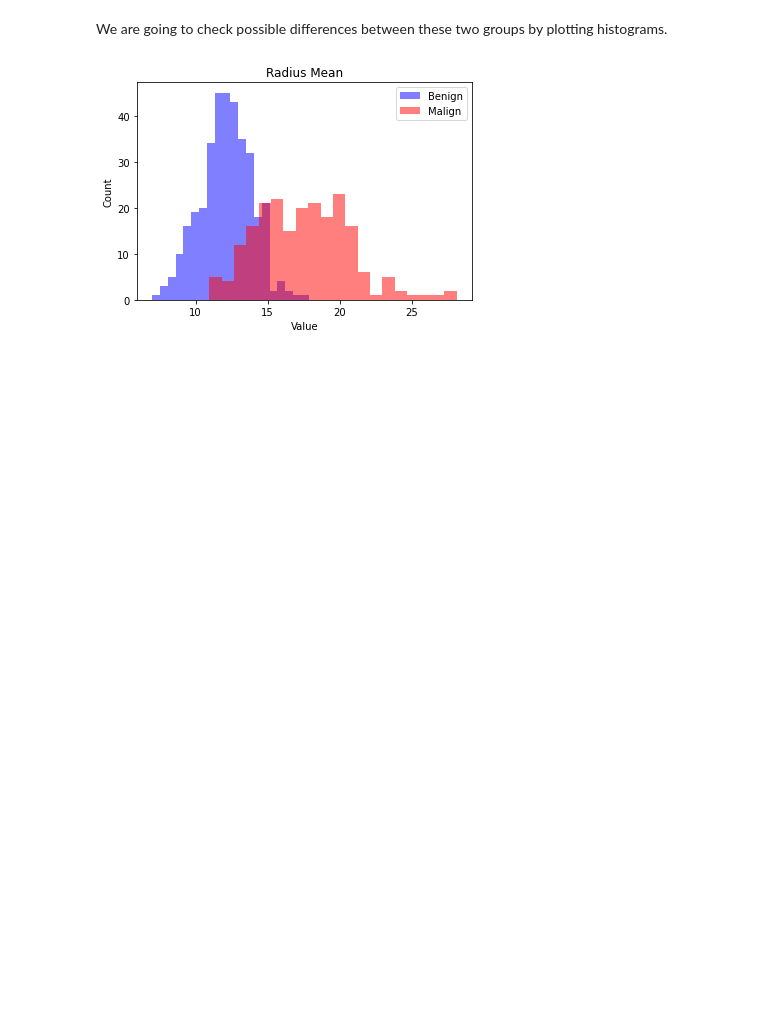
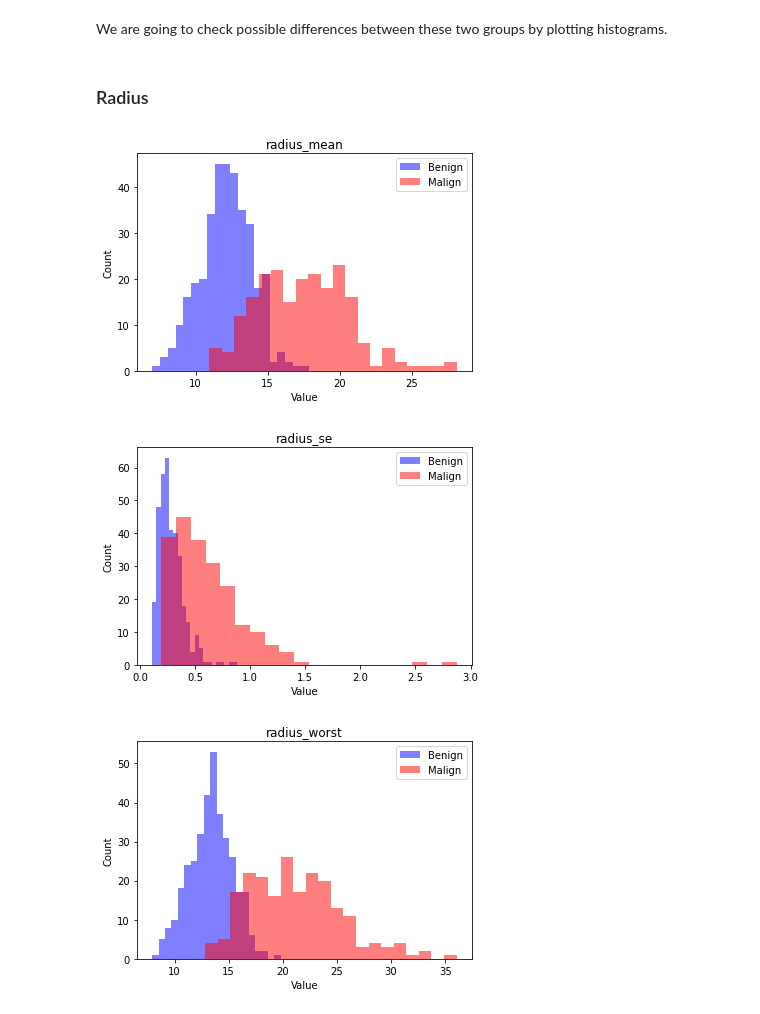
Before and after one commit to mgp165/TFG, a Jupyter notebook: data/EDA/breast_cancer.ipynb, the cells around one changed output. Cells and saved outputs as stored; diff of their text form; code cells hidden in the pictures; blank space fills up the shorter version.

Commit message:
comparing histograms

```diff
--- a/data/EDA/breast_cancer.ipynb
+++ b/data/EDA/breast_cancer.ipynb
@@ -86,15 +92,25 @@ We are going to check possible differences between these two groups by plotting
 # %%
 group_b =  data.loc[data['diagnosis'] == 'B'].copy()
 group_m =  data.loc[data['diagnosis'] == 'M'].copy()
+# %%
+sufixes = ['_mean', '_se', '_worst']
+# %% [markdown]
+### Radius
 # %%
-plt.hist(group_b.radius_mean, bins=20, alpha=0.5, label='Benign', color='blue')
-plt.hist(group_m.radius_mean, bins=20, alpha=0.5, label='Malign', color='red')
+feature = 'radius'
 
-plt.title('Radius Mean')
-plt.xlabel('Value')
-plt.ylabel('Count')
-plt.legend()
+for sufix in sufixes:
 
-plt.show()
+    plt.hist(group_b[feature+sufix], bins=20, alpha=0.5, label='Benign', color='blue')
+    plt.hist(group_m[feature+sufix], bins=20, alpha=0.5, label='Malign', color='red')
+
+    plt.title(feature+sufix)
+    plt.xlabel('Value')
+    plt.ylabel('Count')
+    plt.legend()
+
+    plt.show()
 # %% [output]
-[figure, old version]
+[figure, new version]
+[figure, added]
+[figure, added]
```
Also changed, not shown: parts of 34 cells of this notebook.
